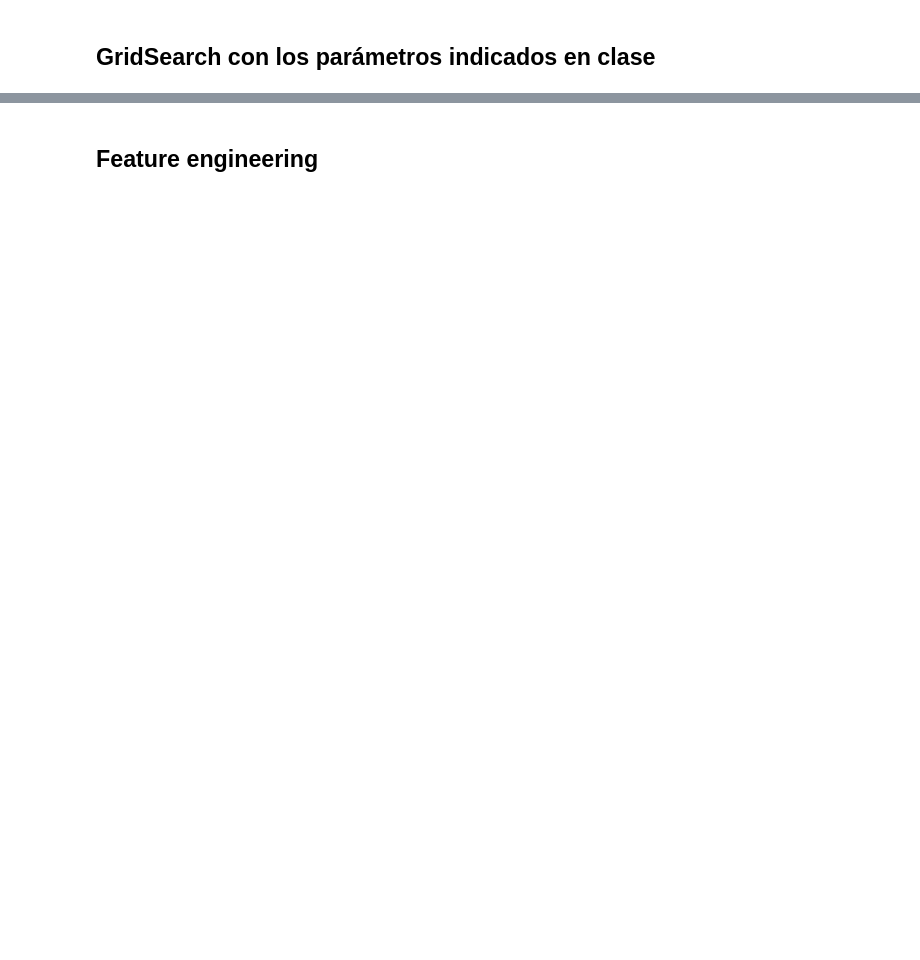
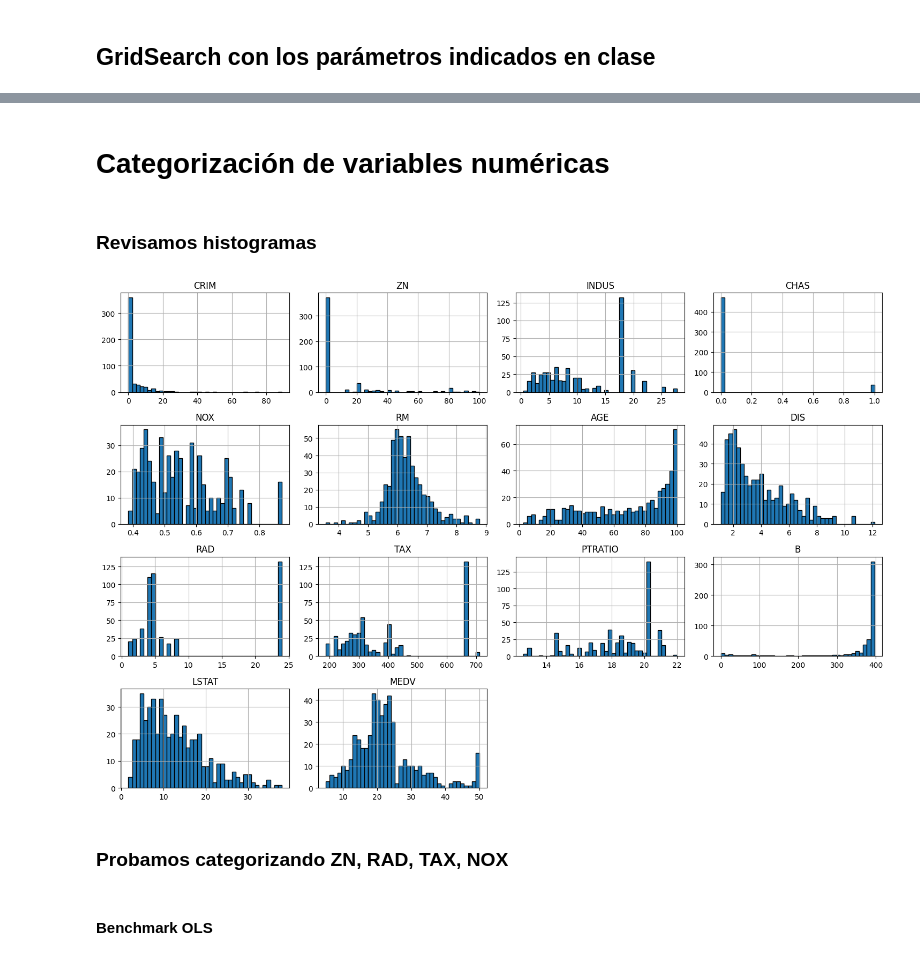
Before and after one commit to PabloSanchez87/DataScience_and_IA, a Jupyter notebook: Notebooks/Daniel/Regresion/Caso_Housing/Regression_housing.ipynb, the cells around one changed output, grey strips where cells are left out. Cells and saved outputs as stored; diff of their text form; code cells hidden in the pictures; blank space fills up the shorter version.

```diff
--- a/Notebooks/Daniel/Regresion/Caso_Housing/Regression_housing.ipynb
+++ b/Notebooks/Daniel/Regresion/Caso_Housing/Regression_housing.ipynb
@@ -1570,2 +1613,15 @@ print_regression_report_with_rmse(y_test, y_test_pred, dataset_name="TEST")
-# %% [markdown]
-## Feature engineering
+# %% [markdown]
+# Categorización de variables numéricas
+# %% [markdown]
+### Revisamos histogramas
+# %%
+# Configuración del tamaño de las gráficas
+housing_df.hist(bins=40, figsize=(15, 10), edgecolor='black')
+plt.tight_layout()
+plt.show()
+# %% [output]
+[figure, added]
+# %% [markdown]
+### Probamos categorizando ZN, RAD, TAX, NOX
+# %% [markdown]
+#### Benchmark OLS
```
Also changed, not shown: parts of 9 cells of this notebook, 1 other file.
